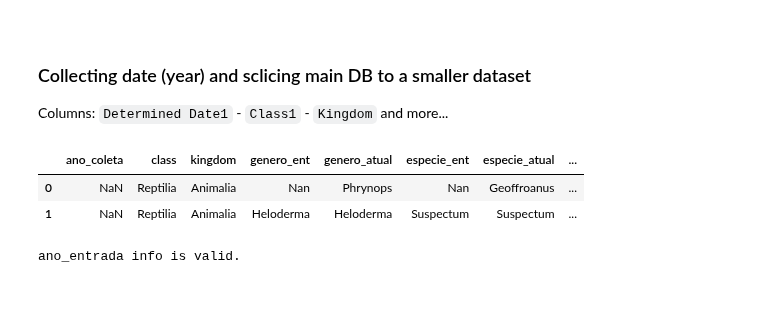
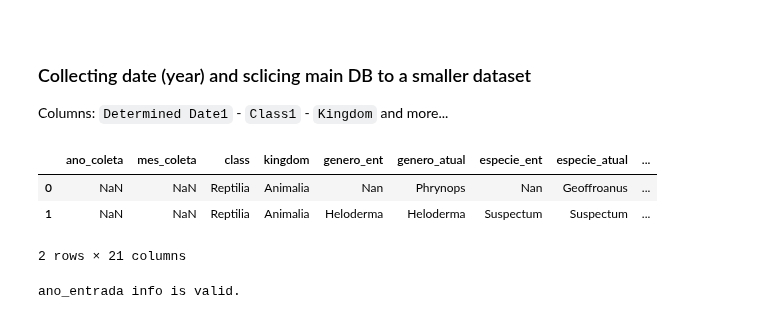
Before and after one commit to aslamedeiros/Vis_Zoo---Fase-1, a Jupyter notebook: repteis/DB_exploration.ipynb, the cells around one changed output. Drawn from its saved outputs; the diff is of its cells as text; code cells hidden in the pictures.

```diff
--- a/repteis/DB_exploration.ipynb
+++ b/repteis/DB_exploration.ipynb
@@ -262,7 +262,7 @@ Table = repteis[['DataDeEntrada','DataDaDeterminacao','DataColetaInicial','Class
                     'Genero_ent', 'Genero_atual', 'Especie_ent', 'Especie_atual', 'Type Status 1',
                     'DeterminatorFirstName1', 'DeterminatorLastName1', 'genero_e_especie_ent',
                     'genero_e_especie_atual','MinAltitude',
-                    'Ordem', 'Familia', 'Phylum']].copy()
+                    'Ordem', 'Familia', 'Phylum', 'Qualificador_atual', 'NotasTaxonomicas']].copy()
 
 # OBS: Determined Date1 has many missing values... CHECK THAT
 d = []
@@ -277,12 +277,15 @@ for row in Table['DataColetaInicial']:
 #            dateRecord = datetime.datetime(year,month,1)
     else:
         year = Table.loc[counter, 'DataColetaInicial']
+        month = Table.loc[counter, 'DataColetaInicial']
 
     # mais um condicional para tratar anos vazios ' '
     if year == ' ':
         year = np.NAN
+        month = np.NAN
 
     d.append({'ano_coleta':year,
+              'mes_coleta':month,
               'class':Table.loc[counter,'Class'],
               'kingdom':Table.loc[counter,'Kingdom'], 'genero_ent':Table.loc[counter,'Genero_ent'],
               'genero_atual':Table.loc[counter,'Genero_atual'],
@@ -296,7 +299,9 @@ for row in Table['DataColetaInicial']:
               'altitude':Table.loc[counter,'MinAltitude'],
               'ordem':Table.loc[counter,'Ordem'],
               'familia':Table.loc[counter,'Familia'],
-              'phylum': Table.loc[counter,'Phylum']
+              'phylum': Table.loc[counter,'Phylum'],
+              'tipo': Table.loc[counter,'NotasTaxonomicas'],
+              'qualificador_atual': Table.loc[counter,'Qualificador_atual']
               })
     counter = counter+1
 
@@ -324,36 +329,37 @@ for row in Table['DataDaDeterminacao']:
 #                dateRecord = datetime.datetime(year,month,1)
 
     NewTable.loc[counter, 'ano_determinacao'] = year
     counter = counter+1
 
 
 ### collecting start year (p.s.: being careful to keep NaNs as they show up)
 NewTable['ano_entrada'] = np.nan
 d1 = []
 counter=0
 for row in Table['DataDeEntrada']:
     try:  # if Start Date is empty, keep it so
         if np.isnan(row):
             year= np.NAN
 
     except:
         if not str(row).find('/')==-1:
             dates_values = str(row).split("/")
             year = int(dates_values[-1])
             month = int(dates_values[1])
 #            if (month>1) and (month<12):
                 #store the year and month in a datetime datatype for later sorting
 #                dateRecord = datetime.datetime(year,month,1)
 
     NewTable.loc[counter, 'ano_entrada'] = year
     counter = counter+1
 
 # NewTable['determined_year'] = pd.Series(year, index=NewTable.index)
 NewTable.head(2)
 # %% [output]
-|  | ano_coleta | class | kingdom | genero_ent | genero_atual | especie_ent | especie_atual | ... |
-| 0 | NaN | Reptilia | Animalia | Nan | Phrynops | Nan | Geoffroanus | ... |
-| 1 | NaN | Reptilia | Animalia | Heloderma | Heloderma | Suspectum | Suspectum | ... |
+|  | ano_coleta | mes_coleta | class | kingdom | genero_ent | genero_atual | especie_ent | especie_atual | ... |
+| 0 | NaN | NaN | Reptilia | Animalia | Nan | Phrynops | Nan | Geoffroanus | ... |
+| 1 | NaN | NaN | Reptilia | Animalia | Heloderma | Heloderma | Suspectum | Suspectum | ... |
+2 rows × 21 columns
 # %%
 # checks if NaNs are in the same position
 result = (NewTable['ano_entrada'].isna() == repteis['DataDeEntrada'].isna()).sum() == NewTable.shape[0]
```
Also changed, not shown: parts of 36 cells of this notebook, 30 other files.
